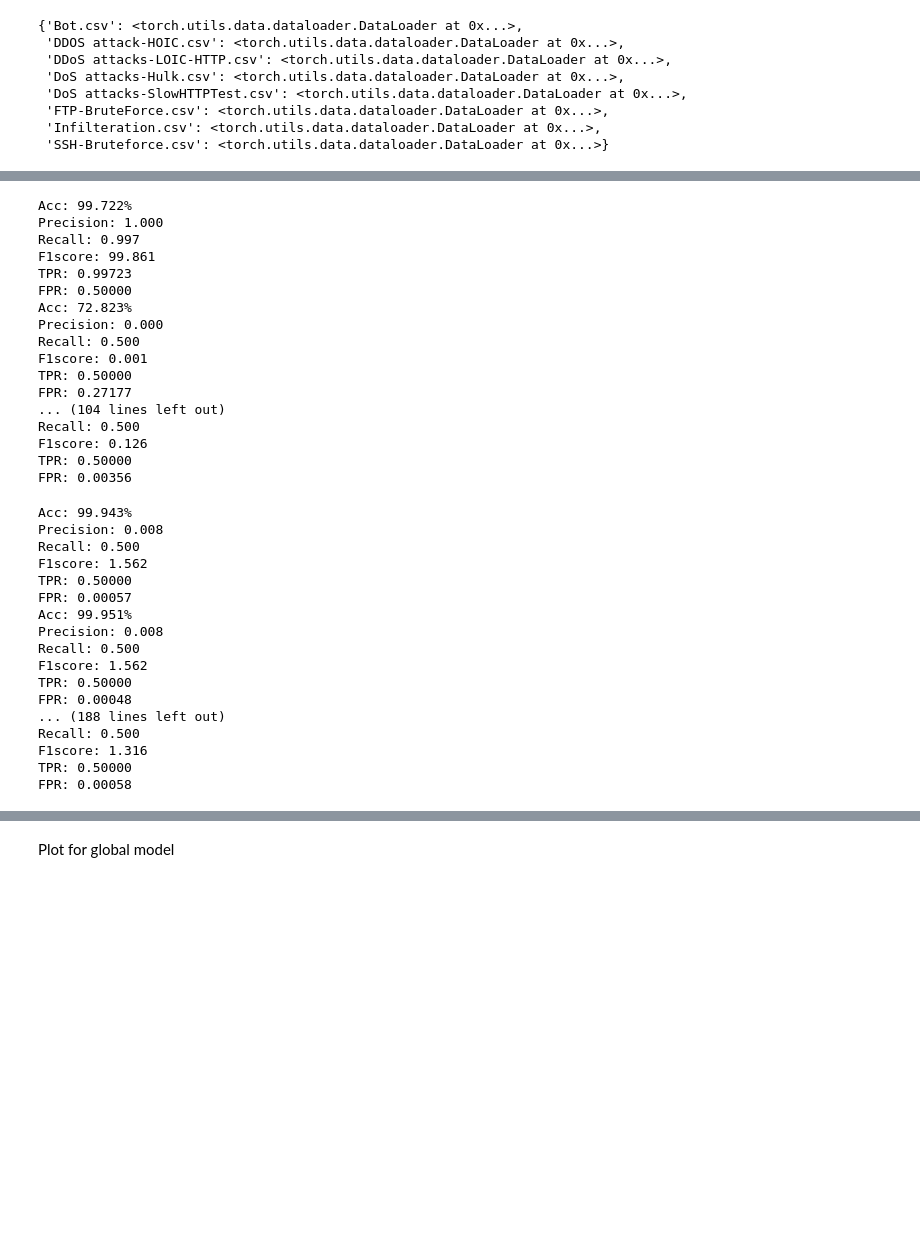
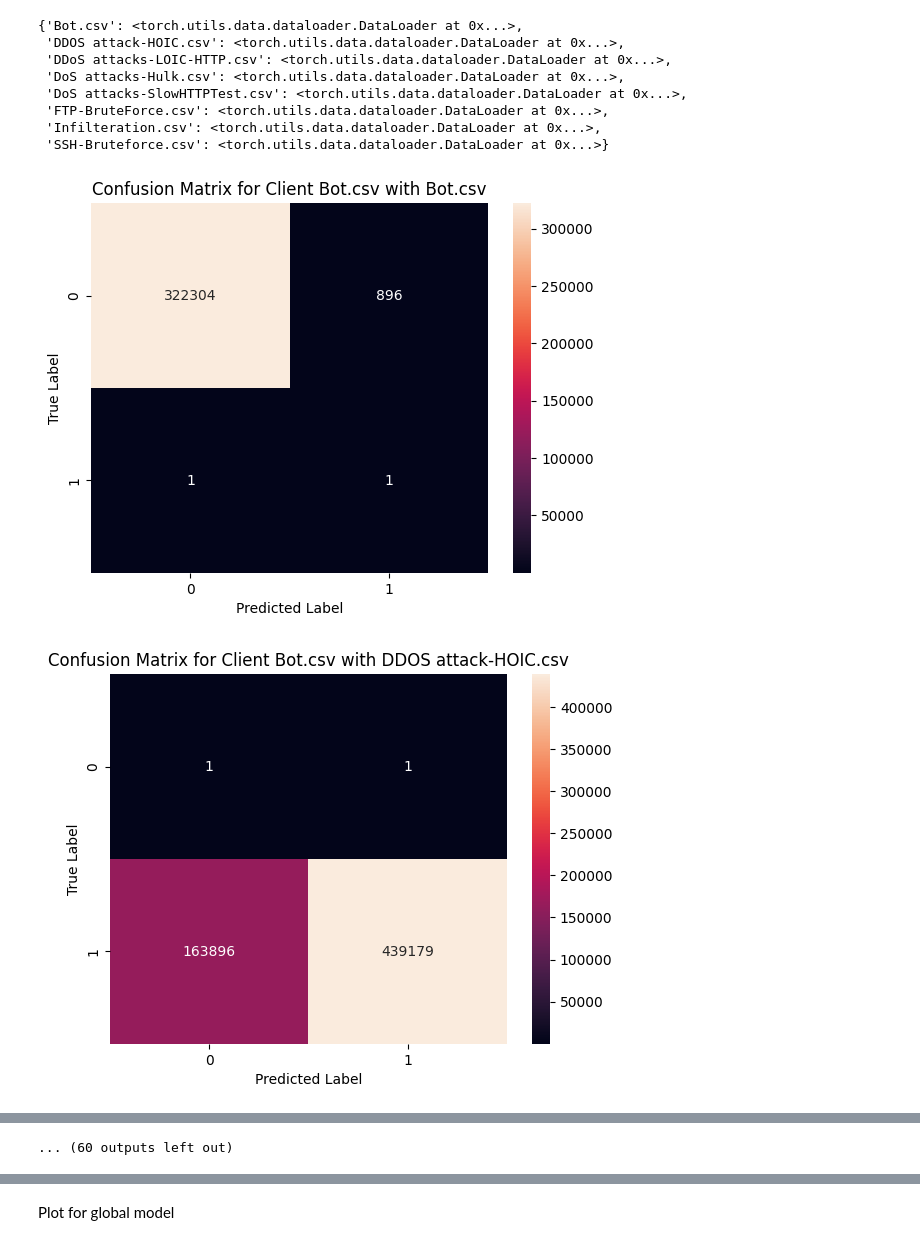
Before and after one commit to 4k5h1t/FYP, a Jupyter notebook: Separate_Attack_Training_FL_mixed-global.ipynb, the cells around one changed output, grey strips where cells are left out. Drawn from its saved outputs; the diff is of its cells as text; code cells hidden in the pictures; blank space fills up the shorter version.

Commit message:
Updated with confusion matrix
Accuracy ,Precision, Recall

```diff
--- a/Separate_Attack_Training_FL_mixed-global.ipynb
+++ b/Separate_Attack_Training_FL_mixed-global.ipynb
@@ -788,7 +775,7 @@ test_loader
 # %%
 import matplotlib.pyplot as plt
 import seaborn as sns
-
+matrices=[]
 device_idx = {device: i for i, device in enumerate(devices)}
 for device in devices:
   model = client_models[device_idx[device]]
@@ -808,36 +795,33 @@ for device in devices:
         else:
           y_true.append(0)
           y_pred.append(0 if error <= threshold else 1)
     TP, FP, TN, FN = perf_measure(y_true, y_pred)
     TP += 1
     FN += 1
     TN += 1
     FP += 1
     conf_matrix = [[TP, FN], [FP, TN]]
     plt.figure()
     sns.heatmap(conf_matrix, annot=True, fmt="d")
     plt.title("Confusion Matrix for Client " + str(device) +" with "+ str(i))
     plt.xlabel("Predicted Label")
     plt.ylabel("True Label")
 
     acc = (TP+TN) / (TP+TN+FP+FN)
     precision = TP/(TP+FP)
     recall = TP/(TP+FN)
     F1score = 2 * ((precision * recall) / (precision + recall))
 
     TPR = round((TP / (TP+FN)), 6)
     # print('TPR is: {}%'.format(TPR))
 
     FPR = round((FP / (FP + TN)), 6)
     # print('TPR is: {}%'.format(FPR))
 
-    print('Acc: %.3f%% \nPrecision: %.3f \nRecall: %.3f \nF1score: %.3f \nTPR: %.5f \nFPR: %.5f'%(acc*100,
-                                                                                                   precision,
-                                                                                                   recall,
-                                                                                                   F1score*100,
-                                                                                                   TPR,
-                                                                                                   FPR))
+    matrices.append([str("Stats for Client " + str(device) +" with "+ str(i)),acc*100,precision,recall,F1score*100,TPR,FPR])
 
 #   [['TP', 'FN']
 #   ['FP', 'TN']]
 # %% [output]
+[figure, added]
+[figure, added]
@@ -844,34 +838 @@ for device in devices:
-Acc: 99.722%
-Precision: 1.000
-Recall: 0.997
-F1score: 99.861
-TPR: 0.99723
-FPR: 0.50000
-Acc: 72.823%
-Precision: 0.000
-Recall: 0.500
-F1score: 0.001
-TPR: 0.50000
-FPR: 0.27177
-... (104 lines left out)
-Recall: 0.500
-F1score: 0.126
-TPR: 0.50000
-FPR: 0.00356
+... (60 outputs left out)
-Acc: 99.943%
-Precision: 0.008
-Recall: 0.500
-F1score: 1.562
-TPR: 0.50000
-FPR: 0.00057
-Acc: 99.951%
-Precision: 0.008
-Recall: 0.500
-F1score: 1.562
-TPR: 0.50000
-FPR: 0.00048
-... (188 lines left out)
-Recall: 0.500
-F1score: 1.316
-TPR: 0.50000
-FPR: 0.00058
```
Also changed, not shown: parts of 10 cells of this notebook.
